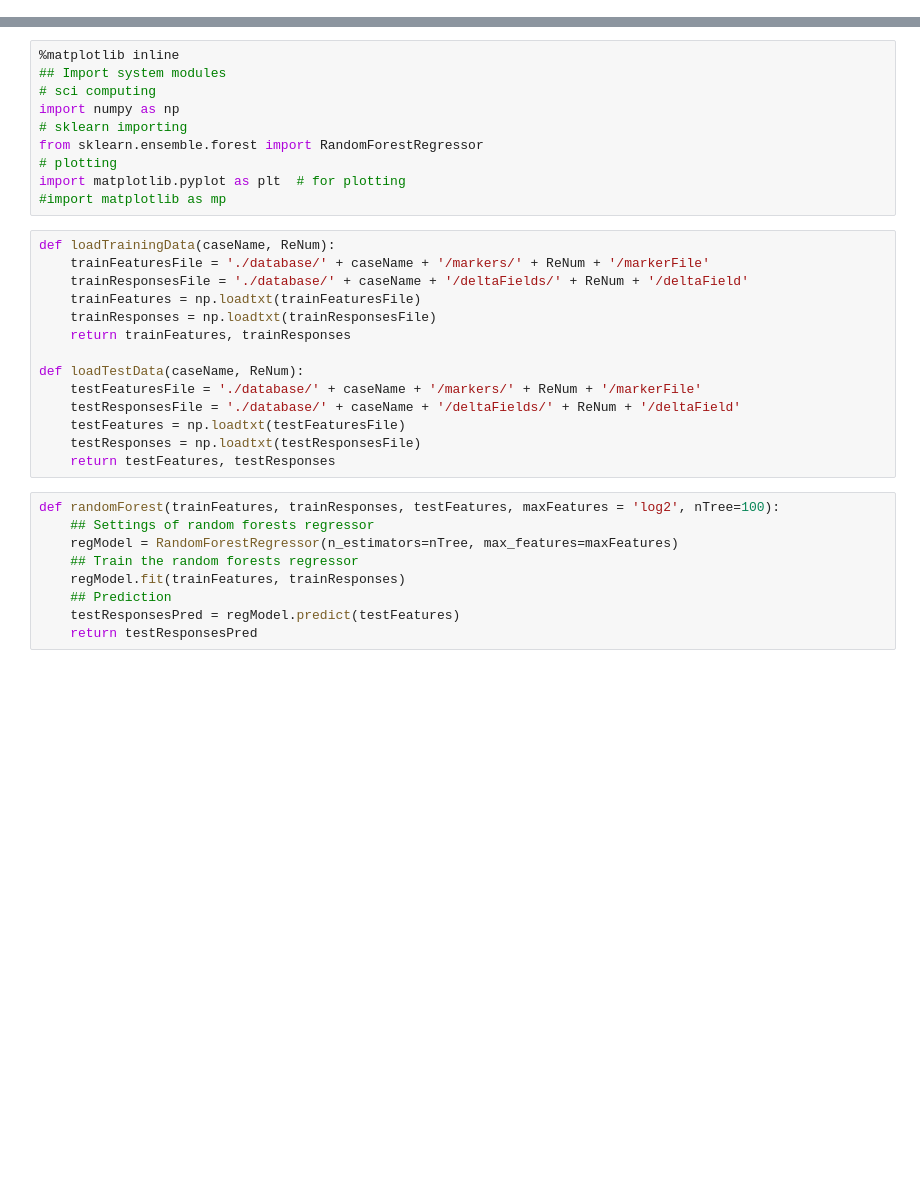
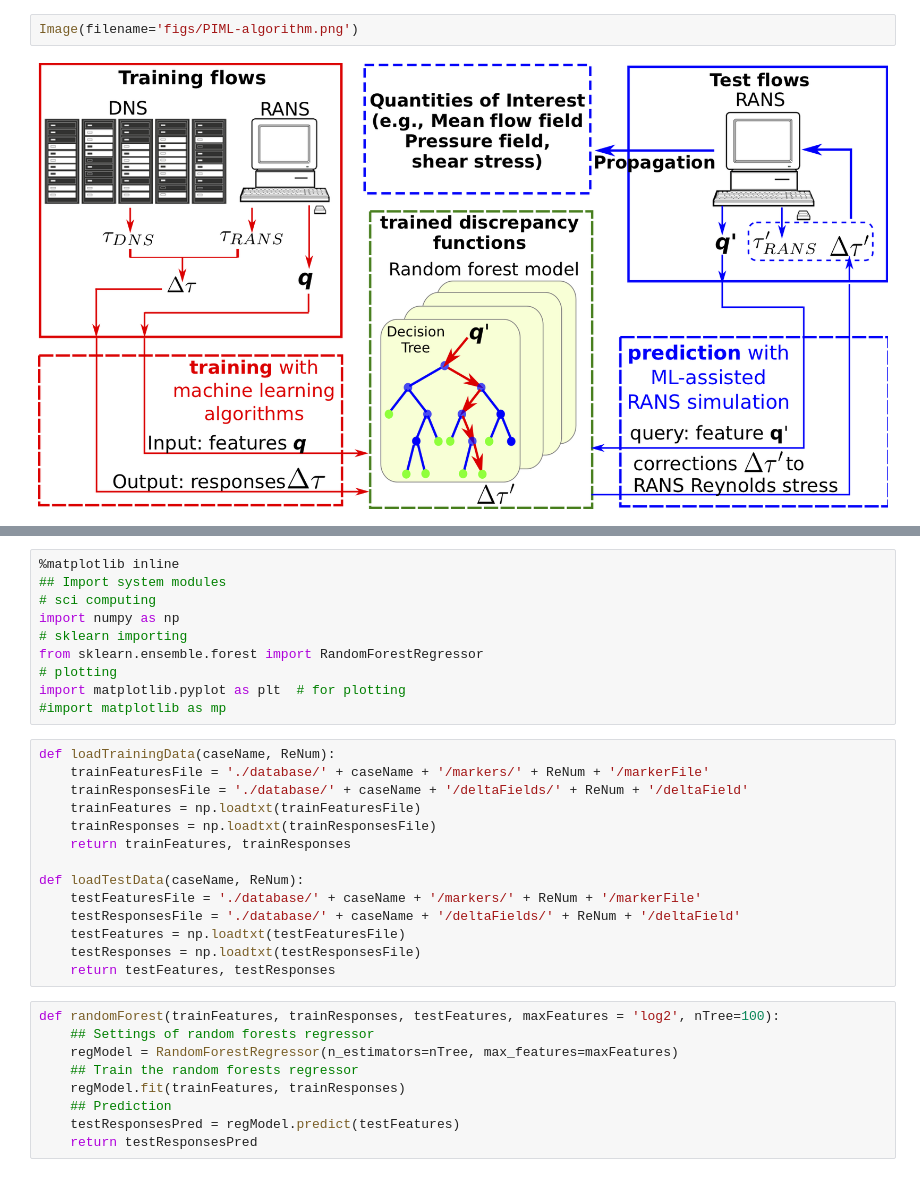
Before and after one commit to xiaoh/turbulence-modeling-PIML, a Jupyter notebook: regressionSolver.ipynb, the cells around one changed output, grey strips where cells are left out. Drawn from its saved outputs; the diff is of its cells as text; blank space fills up the shorter version.

```diff
--- a/regressionSolver.ipynb
+++ b/regressionSolver.ipynb
@@ -0,0 +31,4 @@
+# %%
+Image(filename='figs/PIML-algorithm.png')
+# %% [output]
+[figure, added]
```
Also changed, not shown: parts of 8 cells of this notebook, 6 other files.
